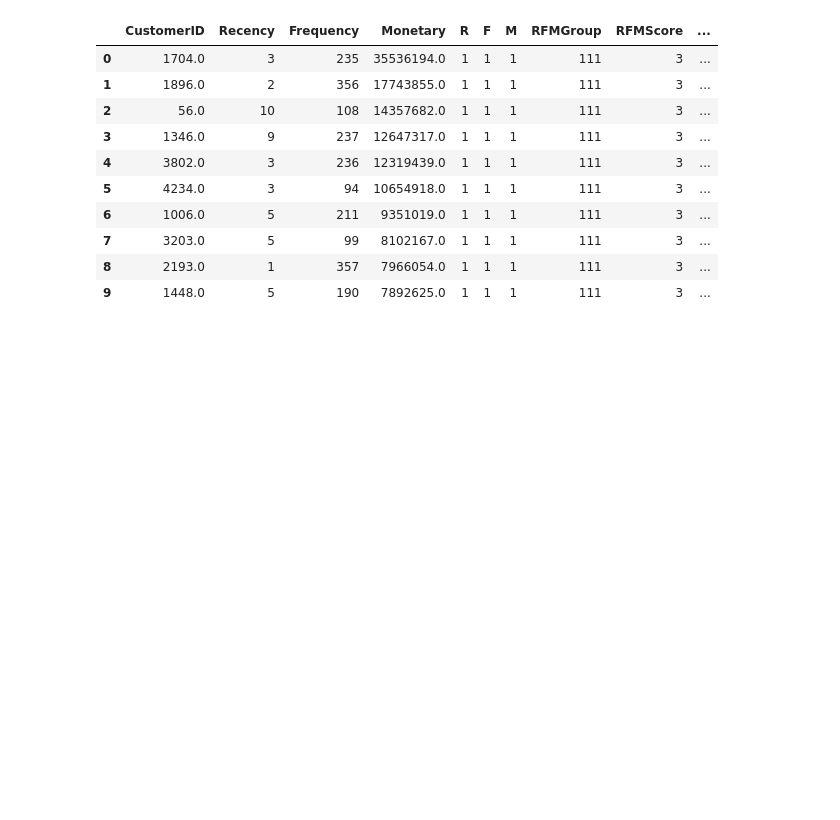
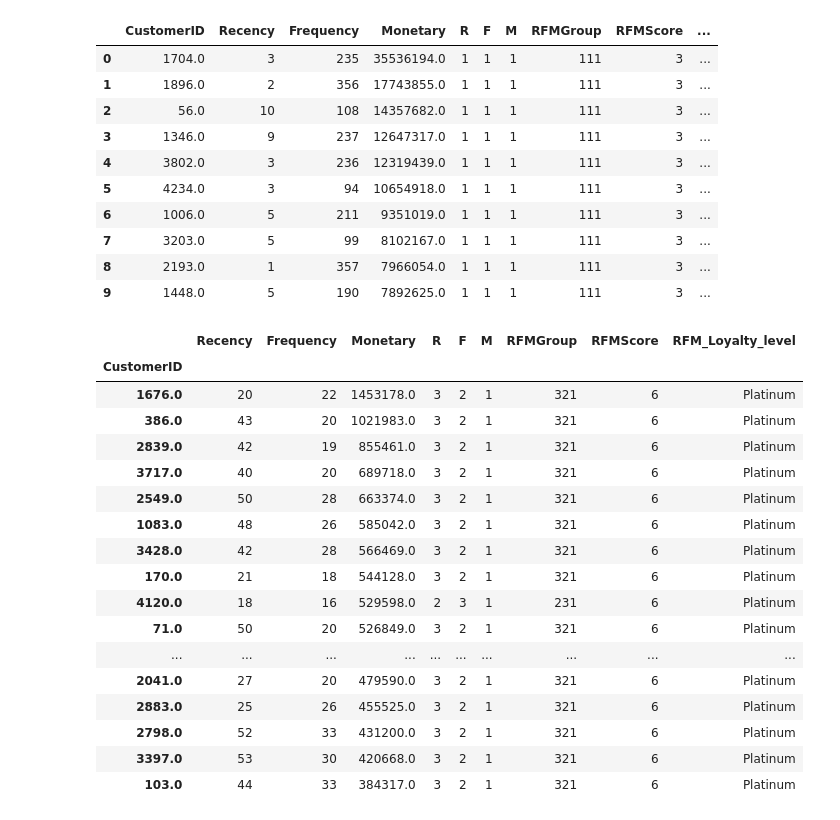
Before and after one commit to nil211/Ecom, a Jupyter notebook: Ecommerce_Analytics_31st_July_2022.ipynb, the cells around one changed output. Saved outputs shown, nothing was run; the diff lists cells and outputs as text; code cells hidden in the pictures; blank space fills up the shorter version.

```diff
--- a/Ecommerce_Analytics_31st_July_2022.ipynb
+++ b/Ecommerce_Analytics_31st_July_2022.ipynb
@@ -436,4 +462,25 @@ RFMScores[RFMScores['RFMGroup']=='111'].sort_values('Monetary', ascending=False)
 | 7 | 3203.0 | 5 | 99 | 8102167.0 | 1 | 1 | 1 | 111 | 3 | ... |
 | 8 | 2193.0 | 1 | 357 | 7966054.0 | 1 | 1 | 1 | 111 | 3 | ... |
 | 9 | 1448.0 | 5 | 190 | 7892625.0 | 1 | 1 | 1 | 111 | 3 | ... |
+# %%
+RFMScores[RFMScores['RFMScore']==6].sort_values('Monetary', ascending=False).head(20)
+# %% [output]
+|  | Recency | Frequency | Monetary | R | F | M | RFMGroup | RFMScore | RFM_Loyalty_level |
+| CustomerID |  |  |  |  |  |  |  |  |  |
+| 1676.0 | 20 | 22 | 1453178.0 | 3 | 2 | 1 | 321 | 6 | Platinum |
+| 386.0 | 43 | 20 | 1021983.0 | 3 | 2 | 1 | 321 | 6 | Platinum |
+| 2839.0 | 42 | 19 | 855461.0 | 3 | 2 | 1 | 321 | 6 | Platinum |
+| 3717.0 | 40 | 20 | 689718.0 | 3 | 2 | 1 | 321 | 6 | Platinum |
+| 2549.0 | 50 | 28 | 663374.0 | 3 | 2 | 1 | 321 | 6 | Platinum |
+| 1083.0 | 48 | 26 | 585042.0 | 3 | 2 | 1 | 321 | 6 | Platinum |
+| 3428.0 | 42 | 28 | 566469.0 | 3 | 2 | 1 | 321 | 6 | Platinum |
+| 170.0 | 21 | 18 | 544128.0 | 3 | 2 | 1 | 321 | 6 | Platinum |
+| 4120.0 | 18 | 16 | 529598.0 | 2 | 3 | 1 | 231 | 6 | Platinum |
+| 71.0 | 50 | 20 | 526849.0 | 3 | 2 | 1 | 321 | 6 | Platinum |
+| ... | ... | ... | ... | ... | ... | ... | ... | ... | ... |
+| 2041.0 | 27 | 20 | 479590.0 | 3 | 2 | 1 | 321 | 6 | Platinum |
+| 2883.0 | 25 | 26 | 455525.0 | 3 | 2 | 1 | 321 | 6 | Platinum |
+| 2798.0 | 52 | 33 | 431200.0 | 3 | 2 | 1 | 321 | 6 | Platinum |
+| 3397.0 | 53 | 30 | 420668.0 | 3 | 2 | 1 | 321 | 6 | Platinum |
+| 103.0 | 44 | 33 | 384317.0 | 3 | 2 | 1 | 321 | 6 | Platinum |
 # %%
```
Also changed, not shown: parts of 37 cells of this notebook, 2 other files.
